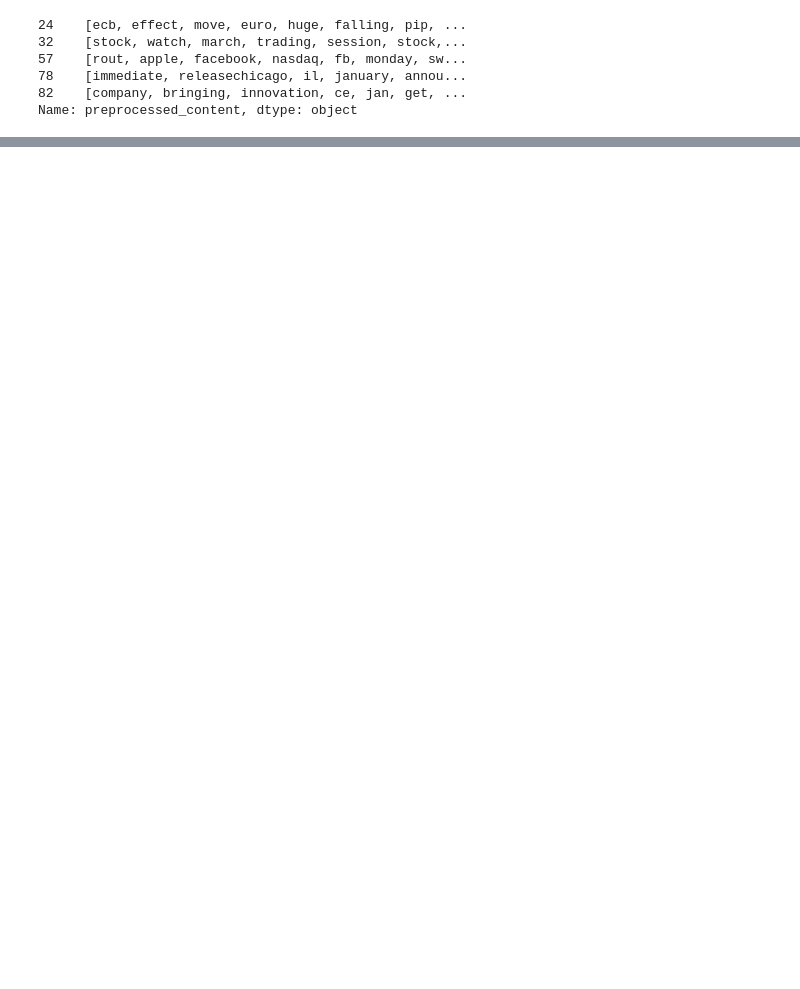
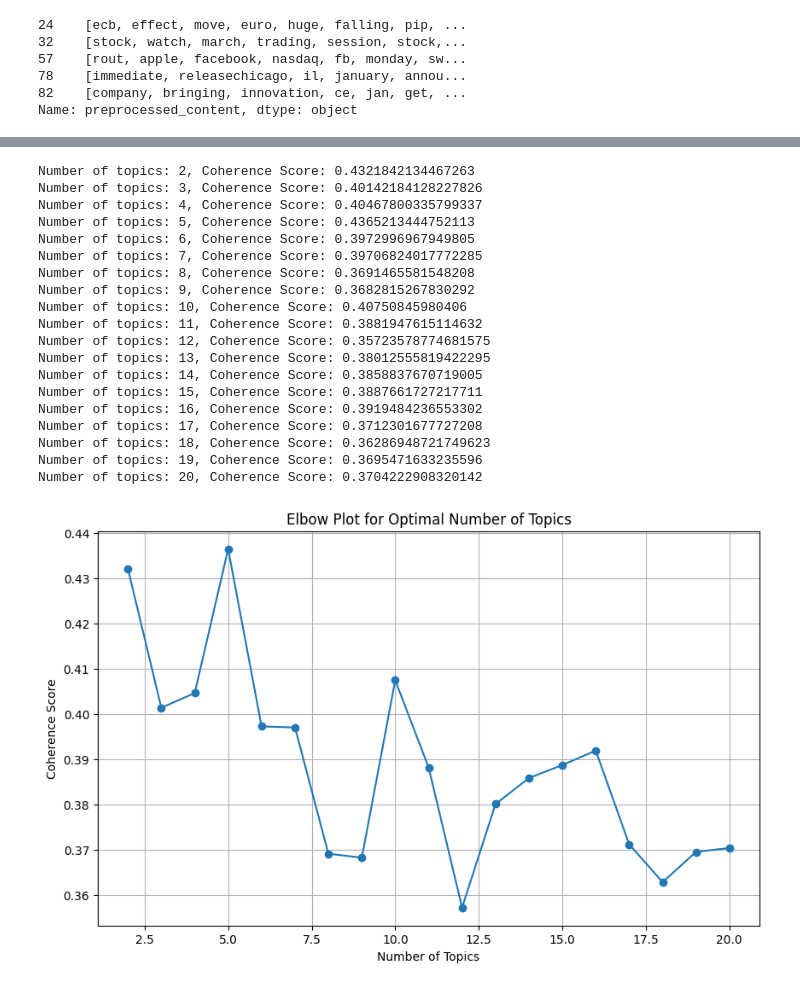
Before and after one commit to Floor99/NLP_group_9, a Jupyter notebook: NLP/nlp/Mazmodel.ipynb, the cells around one changed output, grey strips where cells are left out. Saved outputs shown, nothing was run; the diff lists cells and outputs as text; code cells hidden in the pictures; blank space fills up the shorter version.

Commit message:
Maz model FLSA-W and dependency issues resolved

```diff
--- a/NLP/nlp/Mazmodel.ipynb
+++ b/NLP/nlp/Mazmodel.ipynb
@@ -140,0 +65,19 @@ print(df[['preprocessed_content', 'Topic']])
+# %%
+def preprocess_text(text):
+    text = text.lower()
+    text = re.sub(r'[^\w\s]', '', text)  # Remove punctuation
+    text = re.sub(r'\d+', '', text)  # Remove numbers
+
+    tokens = word_tokenize(text)
+    stop_words = set(stopwords.words('english'))
+    tokens = [word for word in tokens if word not in stop_words]
+
+    lemmatizer = WordNetLemmatizer()
+    tokens = [lemmatizer.lemmatize(word) for word in tokens]
+
+    return tokens  # Returning tokens for topic modeling
+
+# Apply preprocessing
+nvidia_articles['processed_content'] = nvidia_articles['content'].apply(preprocess_text)
+# %%
+processed_texts = nvidia_articles['processed_content'].tolist()
@@ -140,0 +169,49 @@ print(df[['preprocessed_content', 'Topic']])
+# %%
+import matplotlib.pyplot as plt
+
+# Define the range of topics to test
+topic_numbers = range(2, 21)  # Testing from 2 to 20 topics
+coherence_scores = []
+
+# Loop over each topic number and train a model
+for num_topics in topic_numbers:
+    # Train the FLSA-W model with the current number of topics
+    model = FLSA_W(input_file=processed_texts, num_topics=num_topics, num_words=10)
+    model.get_matrices()  # Train the model to get topic distributions
+
+    # Get coherence score for the current model
+    coherence_score = model.get_coherence_score()
+    coherence_scores.append(coherence_score)
+
+    print(f"Number of topics: {num_topics}, Coherence Score: {coherence_score}")
+
+# Plot the results
+plt.figure(figsize=(10, 6))
+plt.plot(topic_numbers, coherence_scores, marker='o')
+plt.xlabel("Number of Topics")
+plt.ylabel("Coherence Score")
+plt.title("Elbow Plot for Optimal Number of Topics")
+plt.grid(True)
+plt.savefig('elbow_plot.png')
+plt.show()
+# %% [output]
+Number of topics: 2, Coherence Score: 0.4321842134467263
+Number of topics: 3, Coherence Score: 0.40142184128227826
+Number of topics: 4, Coherence Score: 0.40467800335799337
+Number of topics: 5, Coherence Score: 0.4365213444752113
+Number of topics: 6, Coherence Score: 0.3972996967949805
+Number of topics: 7, Coherence Score: 0.39706824017772285
+Number of topics: 8, Coherence Score: 0.3691465581548208
+Number of topics: 9, Coherence Score: 0.3682815267830292
+Number of topics: 10, Coherence Score: 0.40750845980406
+Number of topics: 11, Coherence Score: 0.3881947615114632
+Number of topics: 12, Coherence Score: 0.35723578774681575
+Number of topics: 13, Coherence Score: 0.38012555819422295
+Number of topics: 14, Coherence Score: 0.3858837670719005
+Number of topics: 15, Coherence Score: 0.3887661727217711
+Number of topics: 16, Coherence Score: 0.3919484236553302
+Number of topics: 17, Coherence Score: 0.3712301677727208
+Number of topics: 18, Coherence Score: 0.36286948721749623
+Number of topics: 19, Coherence Score: 0.3695471633235596
+Number of topics: 20, Coherence Score: 0.3704222908320142
+[figure, added]
```
Also changed, not shown: parts of 9 cells of this notebook, 4 other files.
